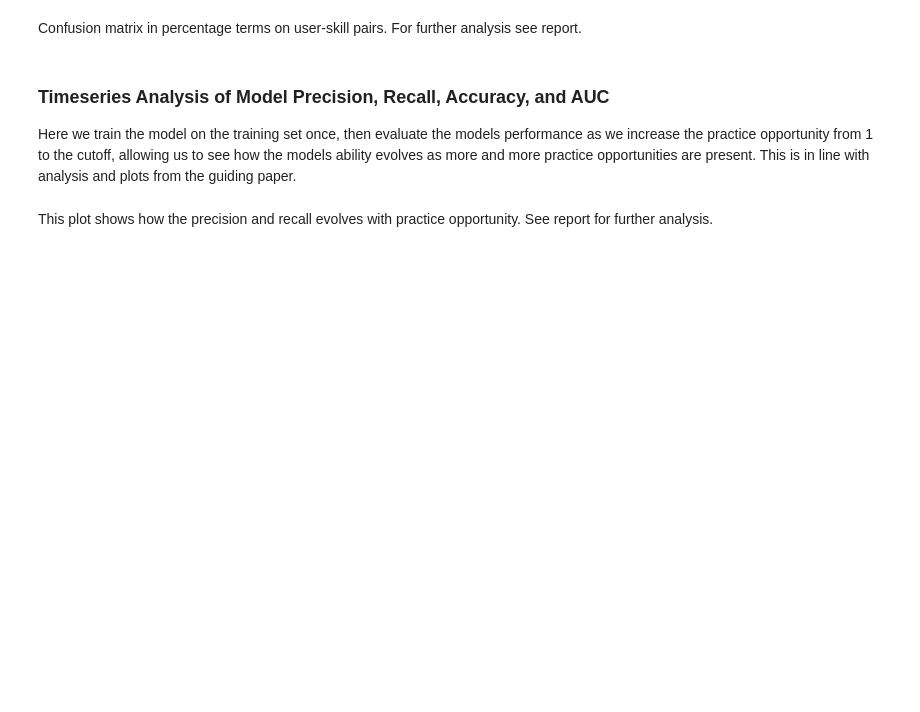
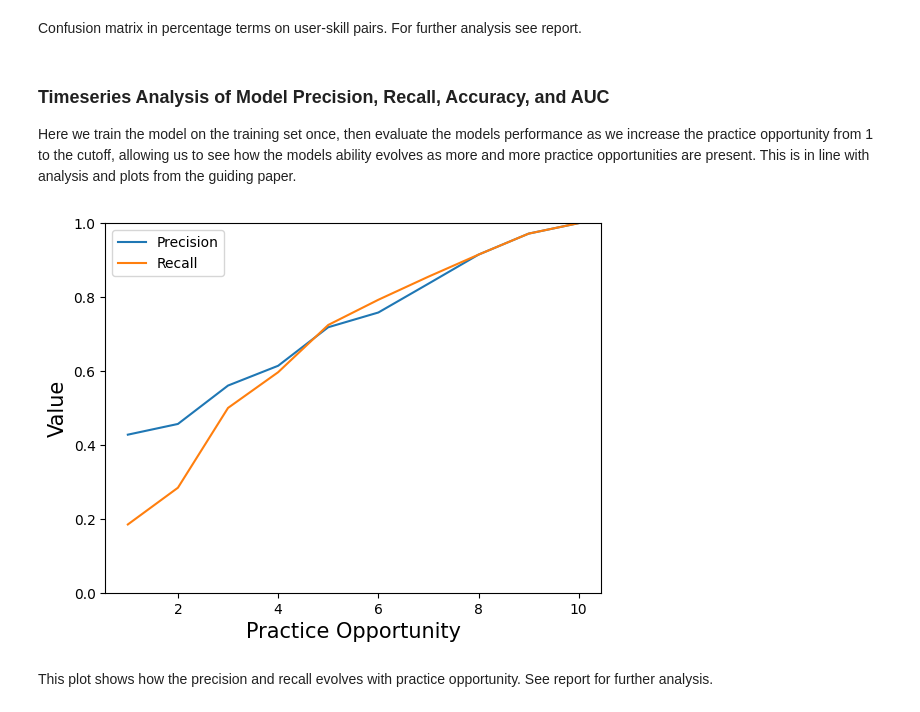
Before and after one commit to odudler/mlbd2023, a Jupyter notebook: m4_calcularis_report.ipynb, the cells around one changed output. Drawn from its saved outputs; the diff is of its cells as text; code cells hidden in the pictures; blank space fills up the shorter version.

```diff
--- a/m4_calcularis_report.ipynb
+++ b/m4_calcularis_report.ipynb
@@ -747,3 +765,18 @@ def run(method,
     #TODO: the calculation of the scores; give it the model as parameter (or take it from current variable) and get some scores returned
 
     #TODO: call some generic evaluation stuff that isnt dependend on the model anymore
+# %%
+forest_hyperparams = {
+    'criterion': FOREST_CRITERION,
+    'n_estimators': FOREST_N_ESTIMATORS_TO_EXPLORE,
+    'depths': FOREST_DEPTHS_TO_EXPLORE
+}
+acc_results, best_acc_hyperparameters, _, _ = run(
+    'forest',
+    X_train,
+    y_train,
+    X_test,
+    y_test,
+    hyperparameters=forest_hyperparams,
+    verbose=True
+)
@@ -807,37 +857,39 @@ recalls = []
 conf_matrices = []
 accuracies = []
 aucs = []
 best_model = RandomForestClassifier(
     n_estimators = best_acc_hyperparameters[0],
     max_depth = best_acc_hyperparameters[1],
     criterion = FOREST_CRITERION
 )
 best_model.fit(X_train, y_train)
 for i in range(1, PO_CUTOFF + 1):
-    limited_validation = dataset[dataset.user_id.isin(validation_users)]
+    limited_validation = dataset[dataset.user_id.isin(test_users)]
     limited_validation = limited_validation[limited_validation.po == i]
     y_lim_val = limited_validation.is_wheelspinning
     X_lim_val = limited_validation.drop(columns=['user_id', 'is_wheelspinning'])
-    y_pred = model.predict(X_lim_val)
+    y_pred = best_model.predict(X_lim_val)
     accuracy = balanced_accuracy_score(y_lim_val, y_pred)
 
-    y_pred_proba = model.predict_proba(X_lim_val)[:,1]
+    y_pred_proba = best_model.predict_proba(X_lim_val)[:,1]
     conf_matrix = confusion_matrix(y_lim_val, y_pred)
     auc = roc_auc_score(y_lim_val, y_pred_proba)
 
     accuracies.append(accuracy)
     aucs.append(auc)
     conf_matrices.append(conf_matrix)
     precisions.append(conf_matrix[1][1] / (conf_matrix[1][1] + conf_matrix[0][1]))
     recalls.append(conf_matrix[1][1] / (conf_matrix[1][0] + conf_matrix[1][1]))
 
 plt.plot([1, 2, 3, 4, 5, 6, 7, 8, 9, 10], precisions)
 plt.plot([1, 2, 3, 4, 5, 6, 7, 8, 9, 10], recalls)
-plt.ylim([0.5, 1])
+plt.ylim([0.0, 1])
 plt.xlabel('Practice Opportunity', fontsize = 15)
 plt.ylabel('Value', fontsize = 15)
 plt.legend(['Precision', 'Recall'])
 plt.show()
+# %% [output]
+[figure, added]
 # %% [markdown]
 This plot shows how the precision and recall evolves with practice opportunity. See report for further analysis.
 # %%
```
Also changed, not shown: parts of 7 cells of this notebook.
